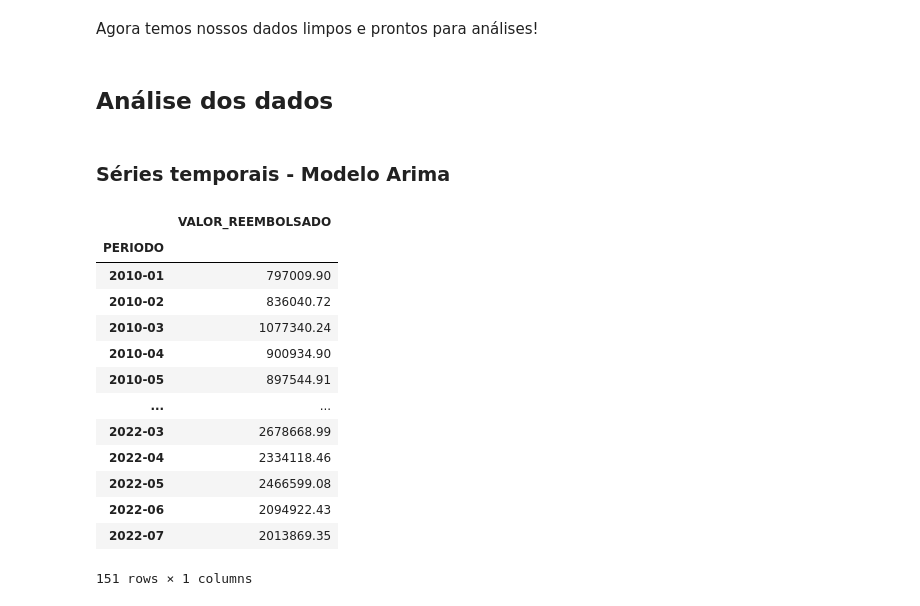
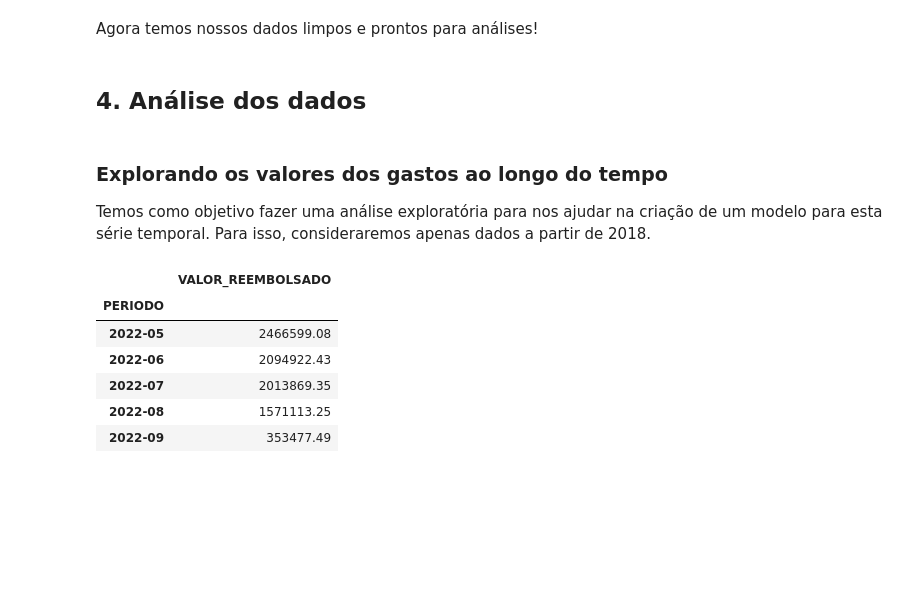
Before and after one commit to ThaisBee/CEAPS, a Jupyter notebook: CEAPS.ipynb, the cells around one changed output. Cells and saved outputs as stored; diff of their text form; code cells hidden in the pictures; blank space fills up the shorter version.

Commit message:
series temporais

```diff
--- a/CEAPS.ipynb
+++ b/CEAPS.ipynb
@@ -593,4 +603,4 @@ memory usage: 14.3+ MB
 # %% [markdown]
 Agora temos nossos dados limpos e prontos para análises!
 # %% [markdown]
-## Análise dos dados
+## 4. Análise dos dados
@@ -600,23 +607,17 @@ Agora temos nossos dados limpos e prontos para análises!
-# %% [markdown]
-### Séries temporais - Modelo Arima
+# %% [markdown]
+### Explorando os valores dos gastos ao longo do tempo
+
+Temos como objetivo fazer uma análise exploratória para nos ajudar na criação de um modelo para esta série temporal. Para isso, consideraremos apenas dados a partir de 2018.
 # %%
 df_filtrado=df_tratado[['PERIODO','VALOR_REEMBOLSADO']]
-df_filtrado=df_filtrado[df_tratado['PERIODO']<'2022-08-02']#.groupby('DATA').sum()
-df_filtrado=df_filtrado[df_tratado['PERIODO']>='2010-01-01'].groupby('PERIODO').sum()
-df_filtrado
+df_filtrado=df_filtrado[df_tratado['PERIODO']>'2018-01-01'].groupby('PERIODO').sum()
+df_filtrado.tail()
 # %% [output]
 |  | VALOR_REEMBOLSADO |
 | PERIODO |  |
-| 2010-01 | 797009.90 |
-| 2010-02 | 836040.72 |
-| 2010-03 | 1077340.24 |
-| 2010-04 | 900934.90 |
-| 2010-05 | 897544.91 |
-| ... | ... |
-| 2022-03 | 2678668.99 |
-| 2022-04 | 2334118.46 |
 | 2022-05 | 2466599.08 |
 | 2022-06 | 2094922.43 |
 | 2022-07 | 2013869.35 |
+| 2022-08 | 1571113.25 |
+| 2022-09 | 353477.49 |
-151 rows × 1 columns
 # %%
```
Also changed, not shown: parts of 59 cells of this notebook.
